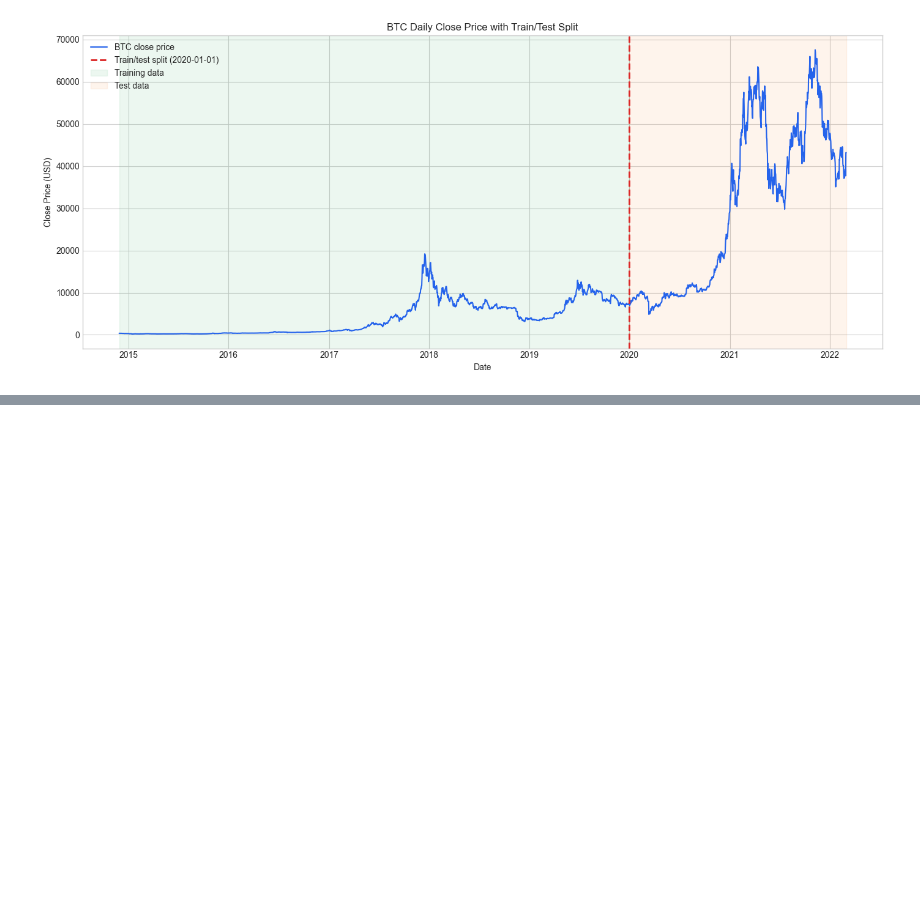
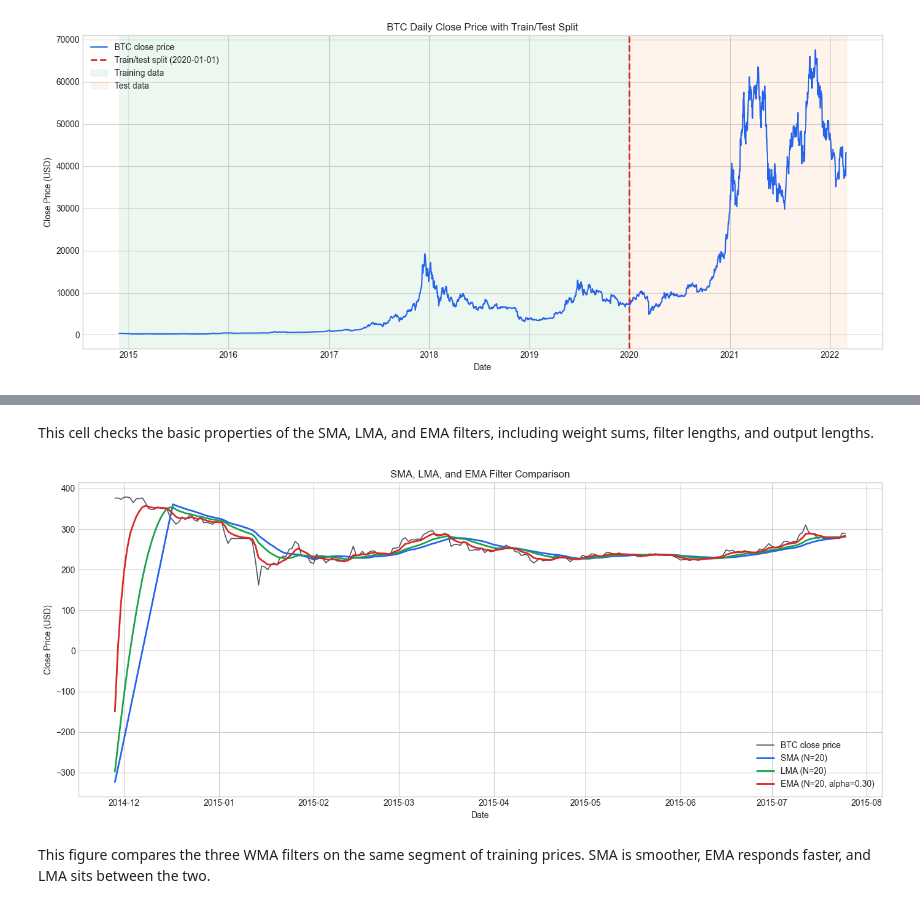
Before and after one commit to vneo-m/bitcoin-trading-optimization, a Jupyter notebook: bitcoin-trading-optimization.ipynb, the cells around one changed output, grey strips where cells are left out. Drawn from its saved outputs; the diff is of its cells as text; code cells hidden in the pictures; blank space fills up the shorter version.

Commit message:
build moving average signals

```diff
--- a/bitcoin-trading-optimization.ipynb
+++ b/bitcoin-trading-optimization.ipynb
@@ -121,0 +128,20 @@ plt.show()
+# %%
+def pad(P, N):
+    """Pad a price series by flipping the first N-1 interior values."""
+    P = np.asarray(P, dtype=float)
+    if N < 1:
+        raise ValueError("N must be at least 1")
+    if len(P) <= N:
+        raise ValueError("Price series must contain more values than N")
+
+    padding = -np.flip(P[1:N])
+    return np.append(padding, P)
+
+
+def wma(P, N, kernel):
+    """Compute a weighted moving average by convolving a padded price series."""
+    P = np.asarray(P, dtype=float)
+    kernel = np.asarray(kernel, dtype=float)
+    if len(kernel) != N:
+        raise ValueError("Kernel length must match N")
+    return np.convolve(pad(P, N), kernel, mode="valid")
@@ -121,0 +211,30 @@ plt.show()
+# %% [markdown]
+This cell checks the basic properties of the SMA, LMA, and EMA filters, including weight sums, filter lengths, and output lengths.
+# %%
+# Visual comparison of SMA, LMA, and EMA on the training price series
+plot_points = 240
+plot_prices = train_data[:plot_points]
+plot_dates = train_prices.index[:plot_points]
+window = 20
+alpha = 0.30
+
+sma_signal = wma(plot_prices, window, sma_filter(window))
+lma_signal = wma(plot_prices, window, lma_filter(window))
+ema_signal = wma(plot_prices, window, ema_filter(window, alpha))
+
+fig, ax = plt.subplots(figsize=(14, 6))
+ax.plot(plot_dates, plot_prices, label="BTC close price", color="#111827", linewidth=1.2, alpha=0.75)
+ax.plot(plot_dates, sma_signal, label="SMA (N=20)", color="#2563eb", linewidth=2)
+ax.plot(plot_dates, lma_signal, label="LMA (N=20)", color="#16a34a", linewidth=2)
+ax.plot(plot_dates, ema_signal, label="EMA (N=20, alpha=0.30)", color="#dc2626", linewidth=2)
+
+ax.set_title("SMA, LMA, and EMA Filter Comparison")
+ax.set_xlabel("Date")
+ax.set_ylabel("Close Price (USD)")
+ax.legend(loc="best")
+fig.tight_layout()
+plt.show()
+# %% [output]
+[figure, added]
+# %% [markdown]
+This figure compares the three WMA filters on the same segment of training prices. SMA is smoother, EMA responds faster, and LMA sits between the two.
```
Also changed, not shown: parts of 11 cells of this notebook.
